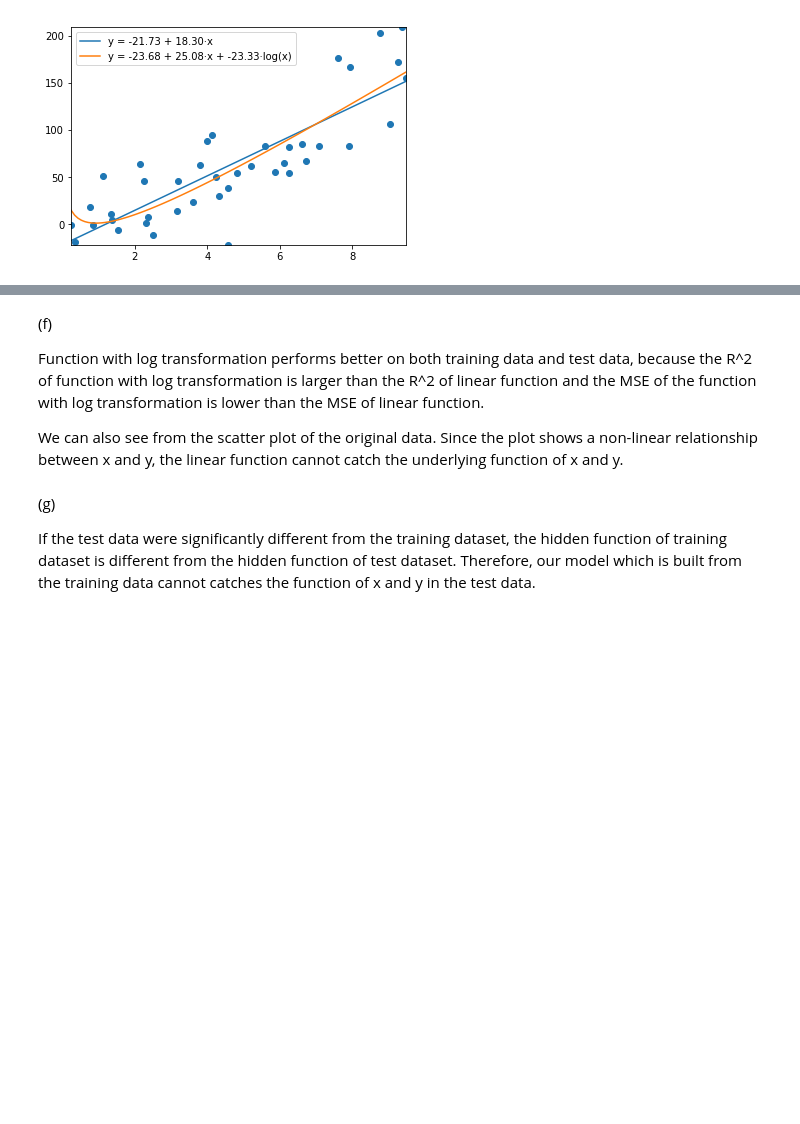
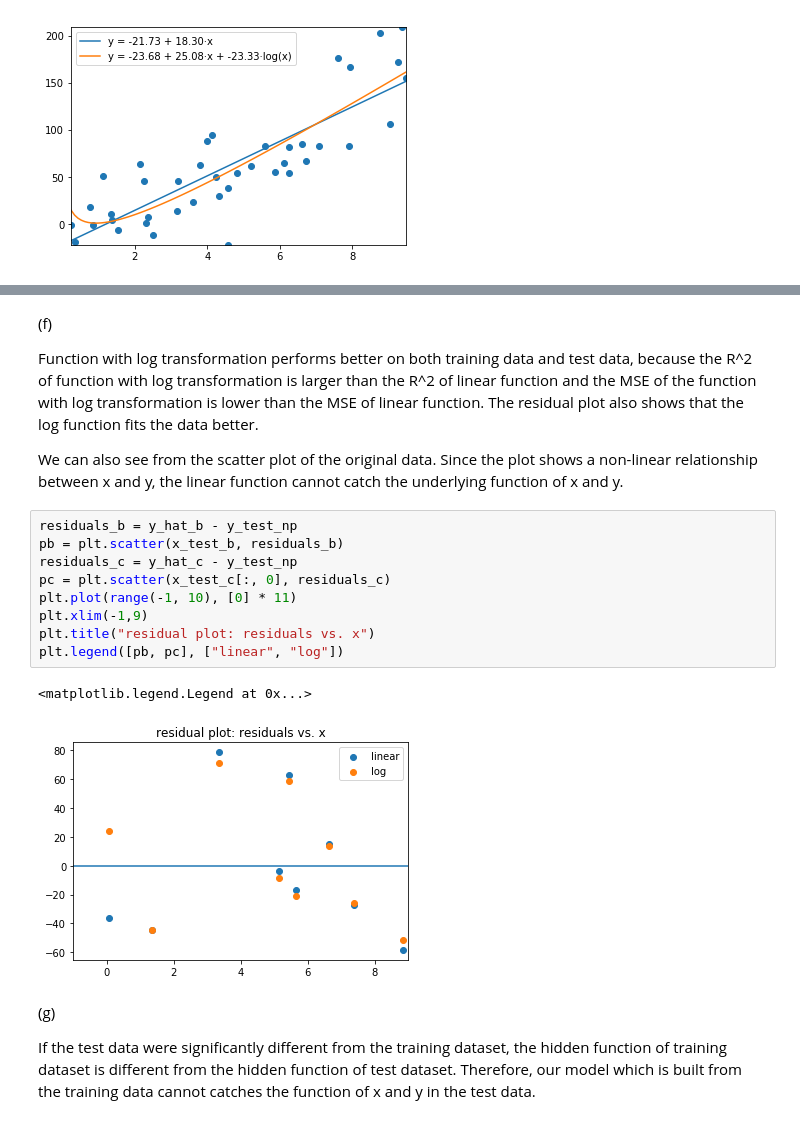
Before and after one commit to chrimiway/machine-learning-course, a Jupyter notebook: Assignment2.ipynb, the cells around one changed output, grey strips where cells are left out. Saved outputs shown, nothing was run; the diff lists cells and outputs as text; blank space fills up the shorter version.

Commit message:
add residual plots

```diff
--- a/Assignment2.ipynb
+++ b/Assignment2.ipynb
@@ -612,9 +612,21 @@ MSE = 1676.33
 # %% [markdown]
 (f)
 
-Function with log transformation performs better on both training data and test data, because the R^2 of function with log transformation is larger than the R^2 of linear function and the MSE of the function with log transformation is lower than the MSE of linear function.
+Function with log transformation performs better on both training data and test data, because the R^2 of function with log transformation is larger than the R^2 of linear function and the MSE of the function with log transformation is lower than the MSE of linear function. The residual plot also shows that the log function fits the data better.
 
 We can also see from the scatter plot of the original data. Since the plot shows a non-linear relationship between x and y, the linear function cannot catch the underlying function of x and y.
+# %%
+residuals_b = y_hat_b - y_test_np
+pb = plt.scatter(x_test_b, residuals_b)
+residuals_c = y_hat_c - y_test_np
+pc = plt.scatter(x_test_c[:, 0], residuals_c)
+plt.plot(range(-1, 10), [0] * 11)
+plt.xlim(-1,9)
+plt.title("residual plot: residuals vs. x")
+plt.legend([pb, pc], ["linear", "log"])
+# %% [output]
+<matplotlib.legend.Legend at 0x...>
+[figure, added]
 # %% [markdown]
 (g)
 
```
Also changed, not shown: parts of 2 cells of this notebook.
